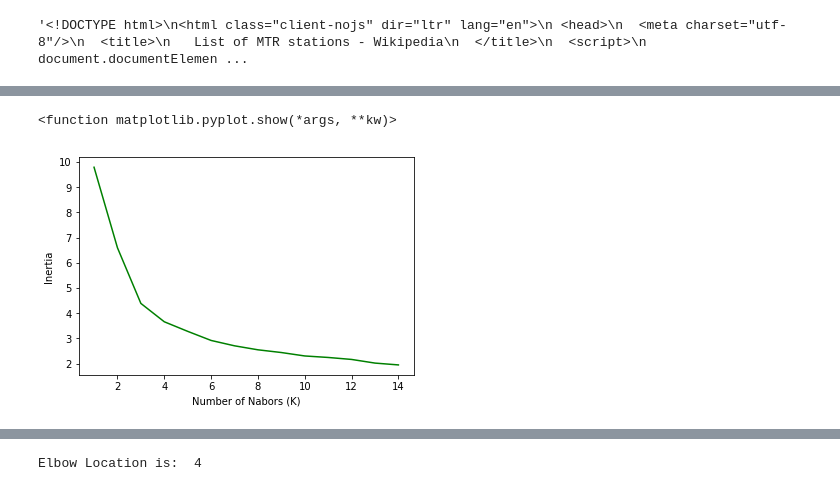
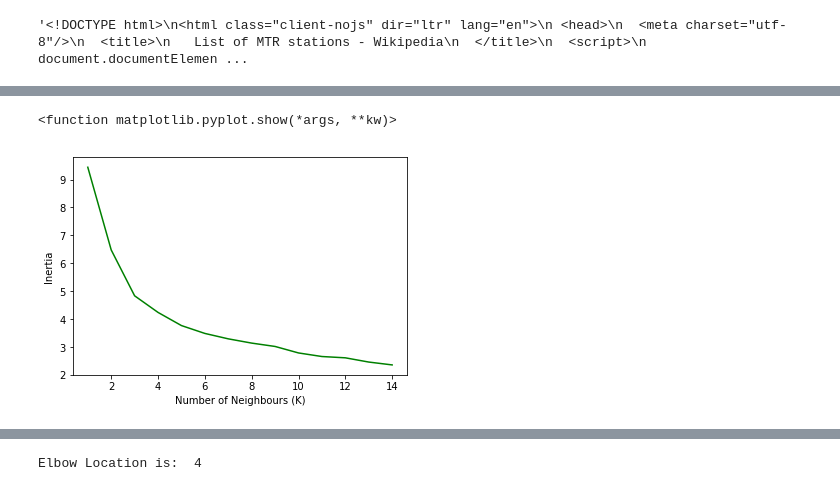
Before and after one commit to dasprasky/Coursera_Capstone, a Jupyter notebook: Hong Kong Clustering and Visualisation.ipynb, the cells around one changed output, grey strips where cells are left out. Saved outputs shown, nothing was run; the diff lists cells and outputs as text; code cells hidden in the pictures.

```diff
--- a/Hong Kong Clustering and Visualisation.ipynb
+++ b/Hong Kong Clustering and Visualisation.ipynb
@@ -148,7 +268,7 @@ def getNearbyVenues(names, latitudes, longitudes, radius=500):
 
     return(nearby_venues)
 # %%
-hk_venues = getNearbyVenues(names=results['Station Names'],
+hk_venues = getNearbyVenues(names=results['Names'],
                                    latitudes=results['Latitude'],
                                    longitudes=results['Longitude']
                                   )
@@ -165,0 +298,3 @@ hk_venues.head()
+# %%
+filtered_venues=hk_venues[hk_venues["Venue Category"]!="NA"]
+filtered_venues.shape
@@ -192,9 +329,9 @@ There are 76 uniques categories.
 # %%
 # one hot encoding
-hk_onehot = pd.get_dummies(hk_venues[['Venue Category']], prefix="", prefix_sep="")
+hk_onehot = pd.get_dummies(filtered_venues[['Venue Category']], prefix="", prefix_sep="")
 
 # add Station column back to dataframe
-hk_onehot['Station'] = hk_venues['Station']
+hk_onehot['Names'] = filtered_venues['Names']
 
 # move Station column to the first column
 fixed_columns = [hk_onehot.columns[-1]] + list(hk_onehot.columns[:-1])
@@ -212,4 +349,4 @@ hk_onehot.head()
 # %%
-hk_grouped = hk_onehot.groupby('Station').mean().reset_index()
+hk_grouped = hk_onehot.groupby('Names').mean().reset_index()
 hk_grouped.head()
 # %% [output]
@@ -259,23 +396,23 @@ import matplotlib.pyplot as plt
 # %%
 
 # dropping the neighbouhood coloumn to prepare for kmeans
-hk_grouped_clustering = hk_grouped.drop('Station', 1)
+hk_grouped_clustering = hk_grouped.drop('Names', 1)
 
 inertia=[]
 
 for k in range (1,15):
 
     kmeans = KMeans(n_clusters=k, random_state=0).fit(hk_grouped_clustering)
     inertia.append(kmeans.inertia_)
 
 # plot : K vs Inertia
 plt.plot(range(1,15),inertia,'g')
 plt.ylabel('Inertia ')
-plt.xlabel('Number of Nabors (K)')
+plt.xlabel('Number of Neighbours (K)')
 plt.show
 # %% [output]
 <function matplotlib.pyplot.show(*args, **kw)>
-[figure, old version]
+[figure, new version]
 # %%
 #! pip install kneed
 from kneed import KneeLocator
```
Also changed, not shown: parts of 32 cells of this notebook.
